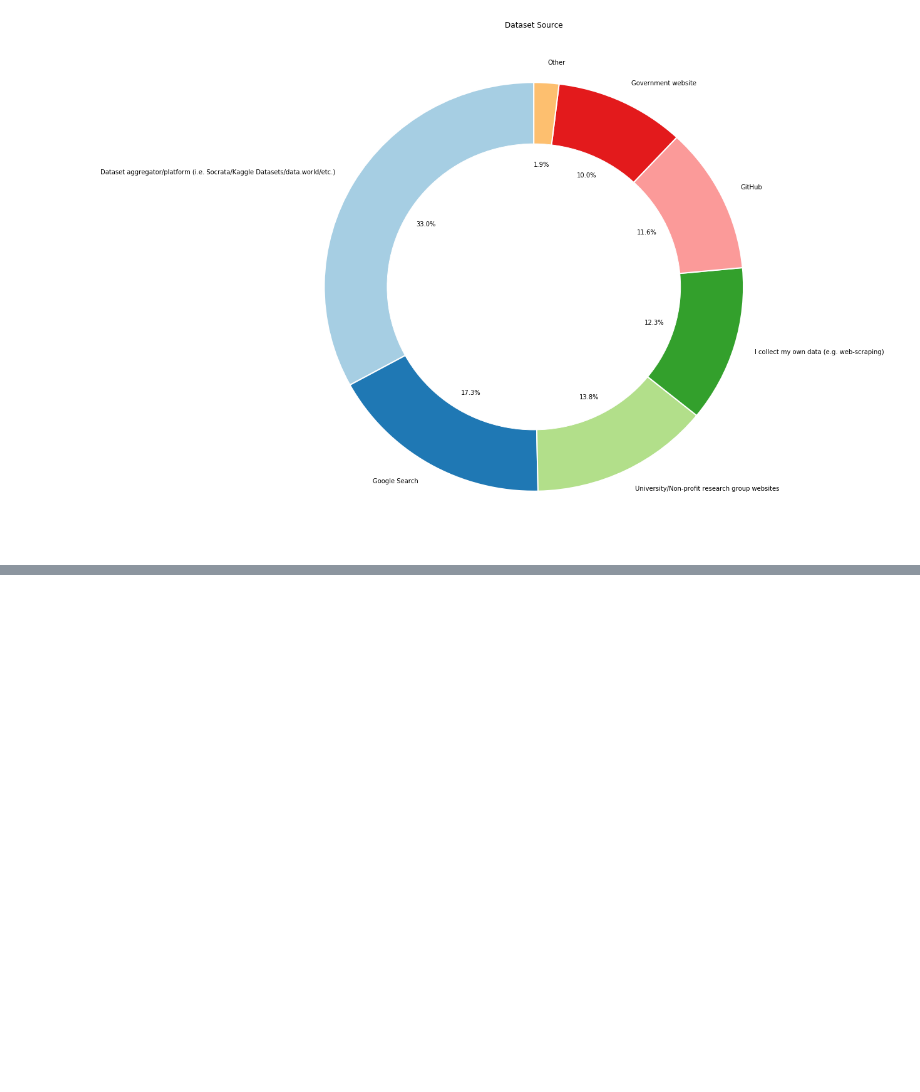
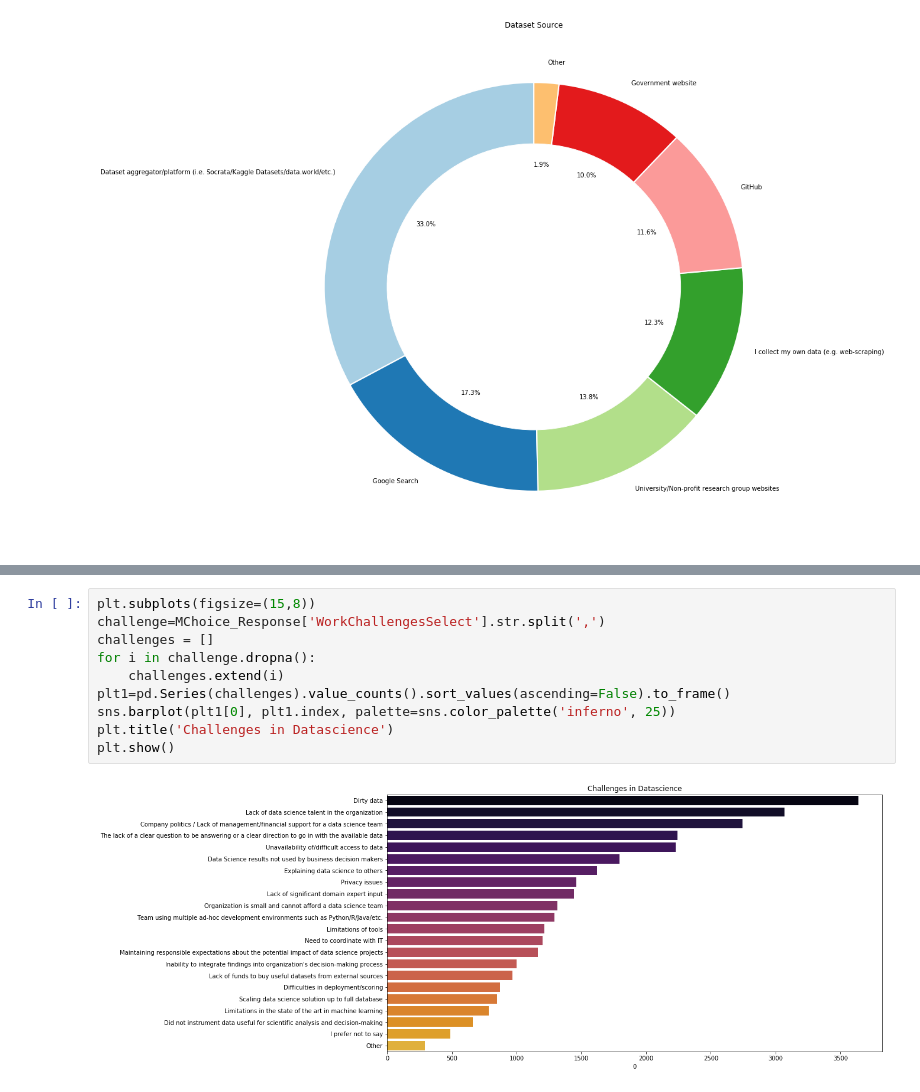
Before and after one commit to ArshadKhurshid/DataScience-Survey, a Jupyter notebook: ML_Kaggle_DS_Survey.ipynb, the cells around one changed output, grey strips where cells are left out. Drawn from its saved outputs; the diff is of its cells as text; blank space fills up the shorter version.

```diff
--- a/ML_Kaggle_DS_Survey.ipynb
+++ b/ML_Kaggle_DS_Survey.ipynb
@@ -365,0 +382,12 @@ plt.show()
+# %%
+plt.subplots(figsize=(15,8))
+challenge=MChoice_Response['WorkChallengesSelect'].str.split(',')
+challenges = []
+for i in challenge.dropna():
+    challenges.extend(i)
+plt1=pd.Series(challenges).value_counts().sort_values(ascending=False).to_frame()
+sns.barplot(plt1[0], plt1.index, palette=sns.color_palette('inferno', 25))
+plt.title('Challenges in Datascience')
+plt.show()
+# %% [output]
+[figure, added]
```
Also changed, not shown: parts of 4 cells of this notebook.
